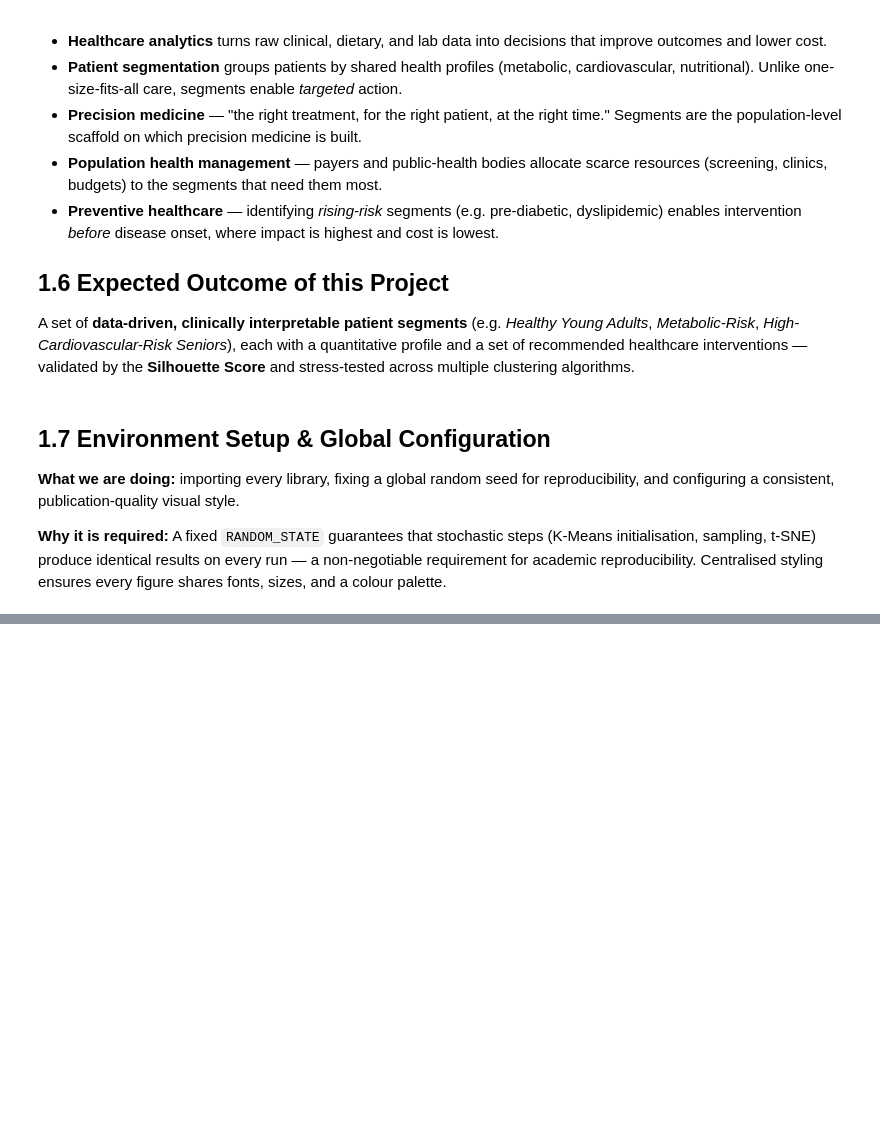
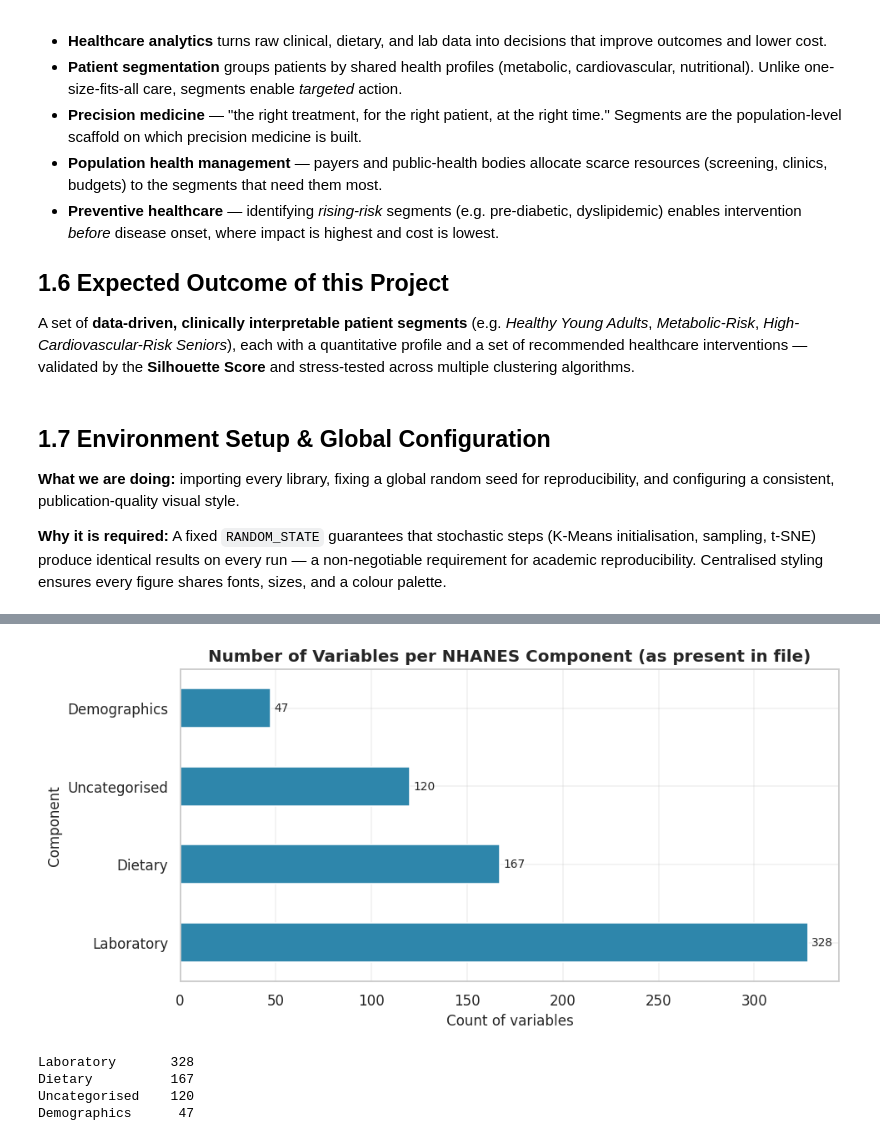
Before and after one commit to Syed-Irfan-1165/Patient-Segmentation-using-Unsupervised-Machine-Learning, a Jupyter notebook: notebooks/NHANES_Patient_Segmentation_PROGRESS.ipynb, the cells around one changed output, grey strips where cells are left out. Saved outputs shown, nothing was run; the diff lists cells and outputs as text; code cells hidden in the pictures; blank space fills up the shorter version.

Commit message:
Dataset Understanding

```diff
--- a/notebooks/NHANES_Patient_Segmentation_PROGRESS.ipynb
+++ b/notebooks/NHANES_Patient_Segmentation_PROGRESS.ipynb
@@ -199,0 +228,26 @@ Figures -> images/ | models -> models/ | logs -> logs/run.log
+# %%
+# ---- File locations (resolved under the project data/ directory) ----
+DATA_PATH = os.path.join(DATA_DIR, '/Users/syedirfanuddin/Documents/PES/Projects/UMLRS/Patient_segmentation/data/ML3_data.csv')
+DESC_PATH = os.path.join(DATA_DIR, '/Users/syedirfanuddin/Documents/PES/Projects/UMLRS/Patient_segmentation/data/Data_Description.xlsx')
+
+# ---- Load the raw survey table ----
+# low_memory=False -> let pandas infer a single dtype per column across the whole file
+raw = pd.read_csv(DATA_PATH, low_memory=False)
+print(f'Raw dataset loaded: {raw.shape[0]:,} patients  x  {raw.shape[1]:,} variables')
+
+# ---- Load the official variable dictionary and build code -> description maps ----
+desc = pd.read_excel(DESC_PATH)
+desc.columns = [c.strip() for c in desc.columns]
+# Map every variable code to its plain-English description and NHANES component
+VAR_DESC = dict(zip(desc['Variable Name'], desc['Variable Description']))
+VAR_COMP = dict(zip(desc['Variable Name'], desc['Component']))
+
+def describe_var(code):
+    # Helper: return a short human-readable description for an NHANES code.
+    d = VAR_DESC.get(code, 'No description available')
+    return (d[:90] + '...') if isinstance(d, str) and len(d) > 90 else d
+
+print(f'Variable dictionary loaded: {len(VAR_DESC):,} documented variables')
+print('\nExample lookups:')
+for c in ['RIDAGEYR', 'LBXGH', 'DR1TKCAL', 'LBDHDD']:
+    print(f'  {c:10s} -> {describe_var(c)}')
@@ -199,0 +286,22 @@ Figures -> images/ | models -> models/ | logs -> logs/run.log
+# %%
+# ---- Component composition of the columns present in the file ----
+# Attribute each column to its NHANES component using the dictionary.
+comp_of_col = pd.Series({c: VAR_COMP.get(c, 'Uncategorised') for c in raw.columns})
+comp_counts = comp_of_col.value_counts()
+
+fig, ax = plt.subplots(figsize=(9, 4.5))
+comp_counts.plot(kind='barh', color=PALETTE[0], ax=ax)
+ax.set_title('Number of Variables per NHANES Component (as present in file)')
+ax.set_xlabel('Count of variables')
+ax.set_ylabel('Component')
+for i, v in enumerate(comp_counts.values):
+    ax.text(v + 2, i, str(v), va='center', fontsize=9)
+plt.tight_layout(); plt.show()
+
+print(comp_counts.to_string())
+# %% [output]
+[figure, added]
+Laboratory       328
+Dietary          167
+Uncategorised    120
+Demographics      47
```
Also changed, not shown: parts of 8 cells of this notebook.
